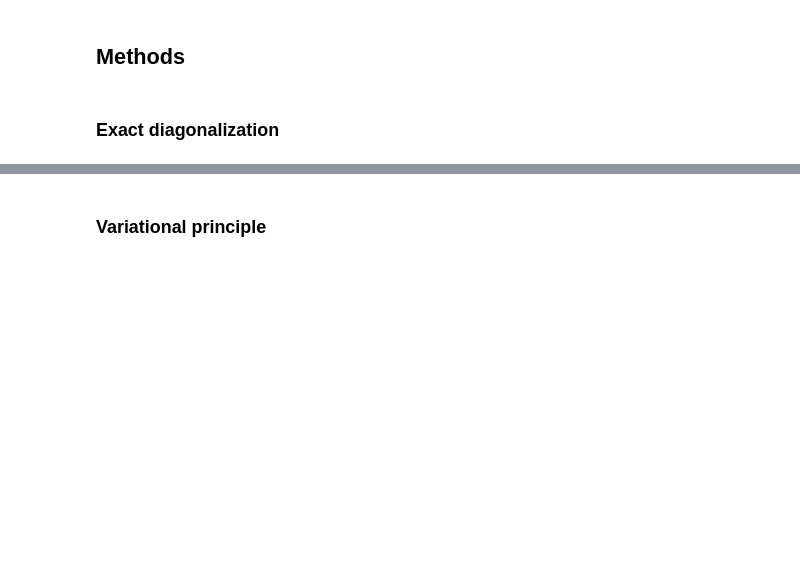
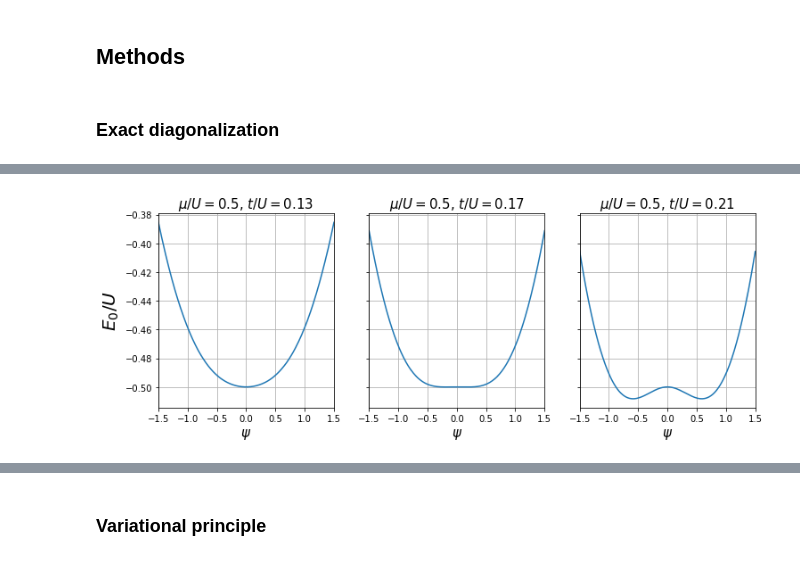
Before and after one commit to AlexanderHickey/PHYS581, a Jupyter notebook: Final project - Bose Hubbard/Final Project.ipynb, the cells around one changed output, grey strips where cells are left out. Saved outputs shown, nothing was run; the diff lists cells and outputs as text; code cells hidden in the pictures; blank space fills up the shorter version.

```diff
--- a/Final project - Bose Hubbard/Final Project.ipynb
+++ b/Final project - Bose Hubbard/Final Project.ipynb
@@ -133,0 +137,39 @@ for some $\beta_0,\beta_1,\ldots,\beta_N$. The Hamiltonian matrix is then numeri
+# %%
+#Import module I wrote for exact diagonalization calculations
+import exact_diag
+
+#Set system parameters
+mu = 0.5
+t = [0.13,0.17,0.21]
+
+#Iterate through possible order parameters
+psi = np.linspace(-1.5,1.5,300)
+
+#Array to record energies
+E0 = np.zeros((len(t),len(psi)))
+
+#Create figure
+fig, ax = plt.subplots(1,len(t),figsize=(4*len(t),4),sharey = True)
+ax[0].set_ylabel('$E_0/U$',fontsize = 20)
+
+for j in range(len(t)):
+
+    for k in range(len(psi)):
+
+        #Compute ground state energy for given parameter set
+        H = exact_diag.construct_hamiltonian(psi[k],t[j],mu)
+        energy, state = exact_diag.groundstate(H)
+
+        #Record energy
+        E0[j][k] = energy
+
+    #Plot results
+    ax[j].plot(psi,E0[j])
+    ax[j].set_xlim(np.min(psi),np.max(psi))
+    ax[j].set_xlabel('$\psi$',fontsize = 15)
+    ax[j].set_title('$\mu/U = ${}, $t/U = ${}'.format(mu,t[j]),fontsize = 15)
+    ax[j].grid()
+
+plt.show()
+# %% [output]
+[figure, added]
```
Also changed, not shown: parts of 25 cells of this notebook, 5 other files.
